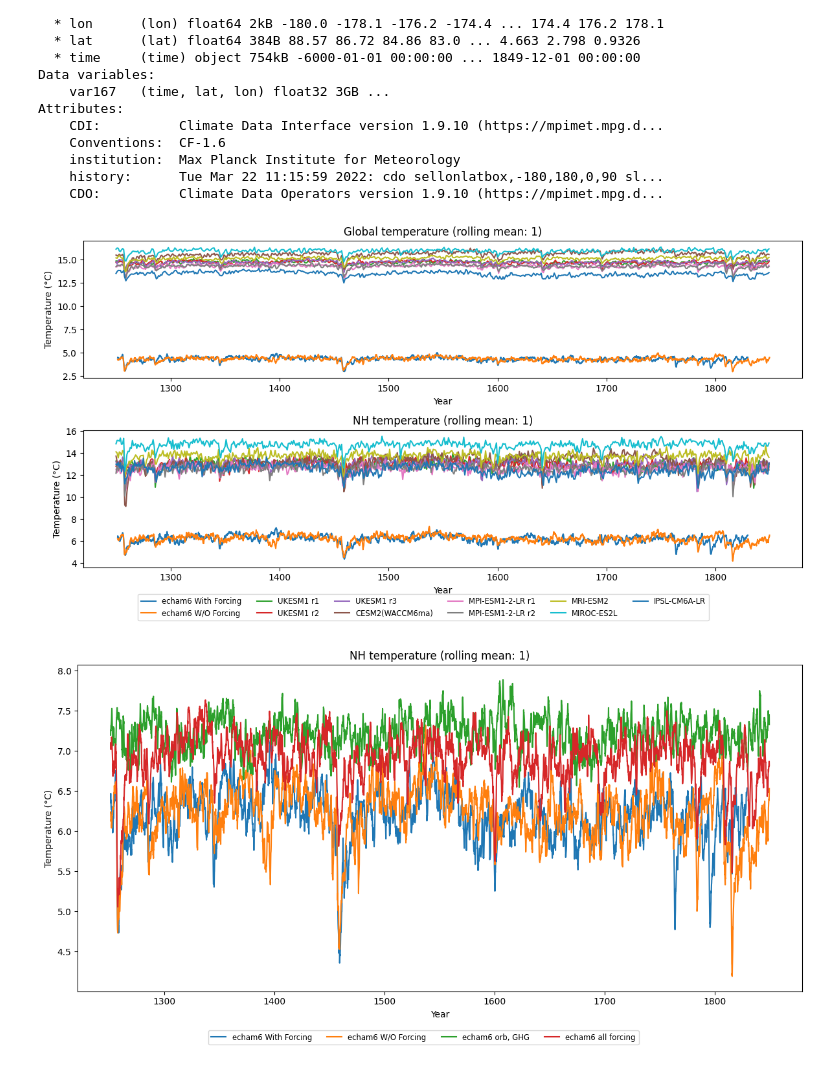
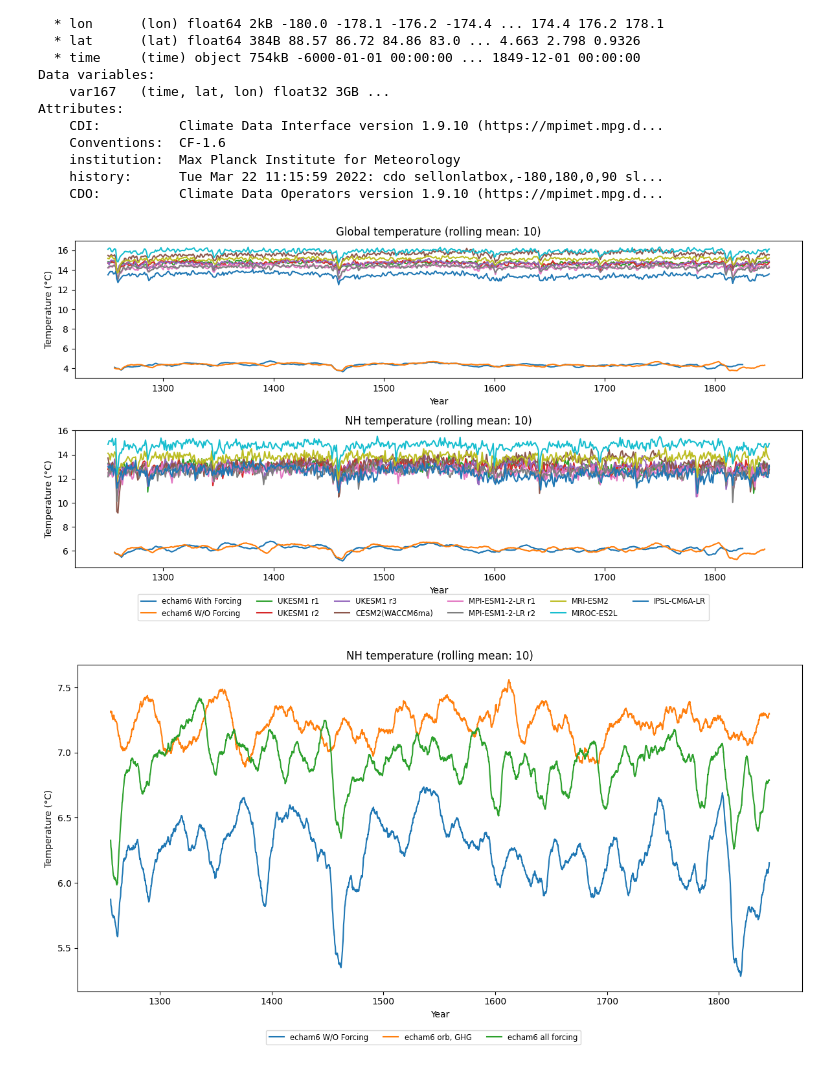
Before and after one commit to EliHHogemo/lia, a Jupyter notebook: Scandinavia_vs_globe_cold_temp.ipynb, the cells around one changed output. Saved outputs shown, nothing was run; the diff lists cells and outputs as text; code cells hidden in the pictures.

```diff
--- a/Scandinavia_vs_globe_cold_temp.ipynb
+++ b/Scandinavia_vs_globe_cold_temp.ipynb
@@ -34,18 +34,18 @@ Attributes:
     CDO:          Climate Data Operators version 1.9.8 (https://mpimet.mpg.de...
 # %%
 # For t2m_wf
-n_months_wf = t2m_wf.sizes['time']
+n_months_wf = t2m_wf1.sizes['time']
 years_wf = np.floor_divide(np.arange(n_months_wf), 12)
 months_wf = (np.remainder(np.arange(n_months_wf), 12) + 1)
 cftime_time_wf = [cftime.DatetimeNoLeap(int(y), int(m), 1) for y, m in zip(years_wf, months_wf)]
-t2m_wf = t2m_wf.assign_coords(time=("time", cftime_time_wf))
+t2m_wf = t2m_wf1.assign_coords(time=("time", cftime_time_wf))
 
 # For t2m_wof
-n_months_wof = t2m_wof.sizes['time']
+n_months_wof = t2m_wof1.sizes['time']
 years_wof = np.floor_divide(np.arange(n_months_wof), 12)
 months_wof = (np.remainder(np.arange(n_months_wof), 12) + 1)
 cftime_time_wof = [cftime.DatetimeNoLeap(int(y), int(m), 1) for y, m in zip(years_wof, months_wof)]
-t2m_wof = t2m_wof.assign_coords(time=("time", cftime_time_wof))
+t2m_wof = t2m_wof1.assign_coords(time=("time", cftime_time_wof))
 # %%
 # Split seasons
 t2m_wf_DJF = t2m_wf['var167'][0::4,:,:]
@@ -64,21 +64,20 @@ t2m_wof_lia = t2m_wof.sel(time=slice(f'{start_year}-01-01', f'{end_year}-12-31')
 global_mean_lia_wf = t2m_wf_lia['var167'].mean(dim=['lat', 'lon'])
 global_mean_lia_wof = t2m_wof_lia['var167'].mean(dim=['lat', 'lon'])
 
-rolling_years = 1
+rolling_years = 10
 rolling_months = rolling_years * 12
 
 smoothed_global_mean_wf = global_mean_lia_wf.rolling(time=rolling_months, center=True).mean()
 smoothed_global_mean_wof = global_mean_lia_wof.rolling(time=rolling_months, center=True).mean()
 # %%
-scand_lat = slice(89, 0)
-#scand_lon = slice(-10, 50)
+nh_lat = slice(89, 0)
 
-scand_lia_wf = t2m_wf_lia['var167'].sel(lat=scand_lat).mean(dim=['lat', 'lon'])
-scand_lia_wof = t2m_wof_lia['var167'].sel(lat=scand_lat).mean(dim=['lat', 'lon'])
+nh_lia_wf = t2m_wf_lia['var167'].sel(lat=nh_lat).mean(dim=['lat', 'lon'])
+nh_lia_wof = t2m_wof_lia['var167'].sel(lat=nh_lat).mean(dim=['lat', 'lon'])
 
 # Smooth with rolling mean
-scand_smoothed_wf = scand_lia_wf.rolling(time=rolling_months, center=True).mean()
-scand_smoothed_wof = scand_lia_wof.rolling(time=rolling_months, center=True).mean()
+nh_smoothed_wf = nh_lia_wf.rolling(time=rolling_months, center=True).mean()
+nh_smoothed_wof = nh_lia_wof.rolling(time=rolling_months, center=True).mean()
 # %%
 task = pd.read_csv('Marshall_et_al_2024_Data_TASK_Global.csv', sep=',')
 task_NH = pd.read_csv("Marshall_et_al_2024_Data_TASK_NHMJJA.csv", sep=',')
@@ -100,7 +118,4 @@ task_NH
 # %%
-tas_orb_GHG = xr.open_dataset('slo0043_echam6_BOT_mm_1001-8850_167_NH.nc')
-tas_all_forcing = xr.open_dataset('slo0042+slo0046+slo0050_echam6_BOT_mm_1001_8850_167_NH.nc')
-
 # === Fix TIME for orb_GHG ===
 n_months_wf = tas_orb_GHG.sizes['time']
 start_year_wf = 1850 - (n_months_wf // 12)  # reverse from last year
@@ -121,8 +136,8 @@ tas_all_forcing = tas_all_forcing.assign_coords(time=("time", cftime_time_wof))
 tas_orb_GHG_lia = tas_orb_GHG.sel(time=slice(f'{start_year}-01-01', f'{end_year}-12-31'))
 tas_all_forcing_lia = tas_all_forcing.sel(time=slice(f'{start_year}-01-01', f'{end_year}-12-31'))
 
-orb_GHG_lia = tas_orb_GHG_lia['var167'].sel(lat=scand_lat).mean(dim=['lat', 'lon'])
-all_forcing_lia = tas_all_forcing_lia['var167'].sel(lat=scand_lat).mean(dim=['lat', 'lon'])
+orb_GHG_lia = tas_orb_GHG_lia['var167'].sel(lat=nh_lat).mean(dim=['lat', 'lon'])
+all_forcing_lia = tas_all_forcing_lia['var167'].sel(lat=nh_lat).mean(dim=['lat', 'lon'])
 
 orb_GHG_smooth = orb_GHG_lia.rolling(time=rolling_months, center=True).mean()
 all_forcing_smooth = all_forcing_lia.rolling(time=rolling_months, center=True).mean()
@@ -155,8 +170,8 @@ def cftime_to_decimal_year(time_array):
 x_wf = cftime_to_decimal_year(smoothed_global_mean_wf['time'].values)
 x_wof = cftime_to_decimal_year(smoothed_global_mean_wof['time'].values)
 
-x_scand_wf = cftime_to_decimal_year(scand_smoothed_wf['time'].values)
-x_scand_wof = cftime_to_decimal_year(scand_smoothed_wof['time'].values)
+x_nh_wf = cftime_to_decimal_year(nh_smoothed_wf['time'].values)
+x_nh_wof = cftime_to_decimal_year(nh_smoothed_wof['time'].values)
 
 fig, ax = plt.subplots(2,1, figsize=(12,6))
 
@@ -169,8 +184,8 @@ ax[0].set_xlabel('Year')
 ax[0].set_ylabel('Temperature (°C)')
 ax[0].set_title(f'Global temperature (rolling mean: {rolling_years})')
 
-ax[1].plot(x_scand_wf, scand_smoothed_wf - 273.15, label='echam6 With Forcing')
-ax[1].plot(x_scand_wof, scand_smoothed_wof - 273.15, label='echam6 W/O Forcing')
+ax[1].plot(x_nh_wf, nh_smoothed_wf - 273.15, label='echam6 With Forcing')
+ax[1].plot(x_nh_wof, nh_smoothed_wof - 273.15, label='echam6 W/O Forcing')
 for col in task_NH.columns:
     if col not in ['Date', 'Year']:
         ax[1].plot(task_NH['Year'], task_NH[col]-272.15, label=col)
@@ -190,36 +205,36 @@ fig.legend(
 plt.tight_layout()
 plt.show()
 # %% [output]
-[figure, old version]
+[figure, new version]
 # %%
-x_scand_wf = cftime_to_decimal_year(scand_smoothed_wf['time'].values)
-x_scand_wof = cftime_to_decimal_year(scand_smoothed_wof['time'].values)
+x_nh_wf = cftime_to_decimal_year(nh_smoothed_wf['time'].values)
+x_nh_wof = cftime_to_decimal_year(nh_smoothed_wof['time'].values)
 
 x_orb_GHG = cftime_to_decimal_year(orb_GHG_smooth['time'].values)
 x_all_forcing = cftime_to_decimal_year(all_forcing_smooth['time'].values)
 
 fig, ax = plt.subplots(figsize=(12,6))
 
 
-ax.plot(x_scand_wf, scand_smoothed_wf - 273.15, label='echam6 With Forcing')
-ax.plot(x_scand_wof, scand_smoothed_wof - 273.15, label='echam6 W/O Forcing')
+#ax.plot(x_nh_wf, nh_smoothed_wf - 273.15, label='echam6 With Forcing')
+ax.plot(x_nh_wof, nh_smoothed_wof - 273.15, label='echam6 W/O Forcing')
 ax.plot(x_orb_GHG, orb_GHG_smooth - 273.15, label='echam6 orb, GHG')
 ax.plot(x_all_forcing, all_forcing_smooth - 273.15, label='echam6 all forcing')
 ax.set_xlabel('Year')
 ax.set_ylabel('Temperature (°C)')
 ax.set_title(f'NH temperature (rolling mean: {rolling_years})')
 
 handles, labels = ax.get_legend_handles_labels()
 fig.legend(
     handles, labels,
     loc='lower center',
     bbox_to_anchor=(0.5, -0.05),
     ncol=6,
     fontsize='small',
     frameon=True
 )
 plt.tight_layout()
 plt.show()
 # %% [output]
-[figure, old version]
+[figure, new version]
 # %%
```
Also changed, not shown: parts of 10 cells of this notebook.
